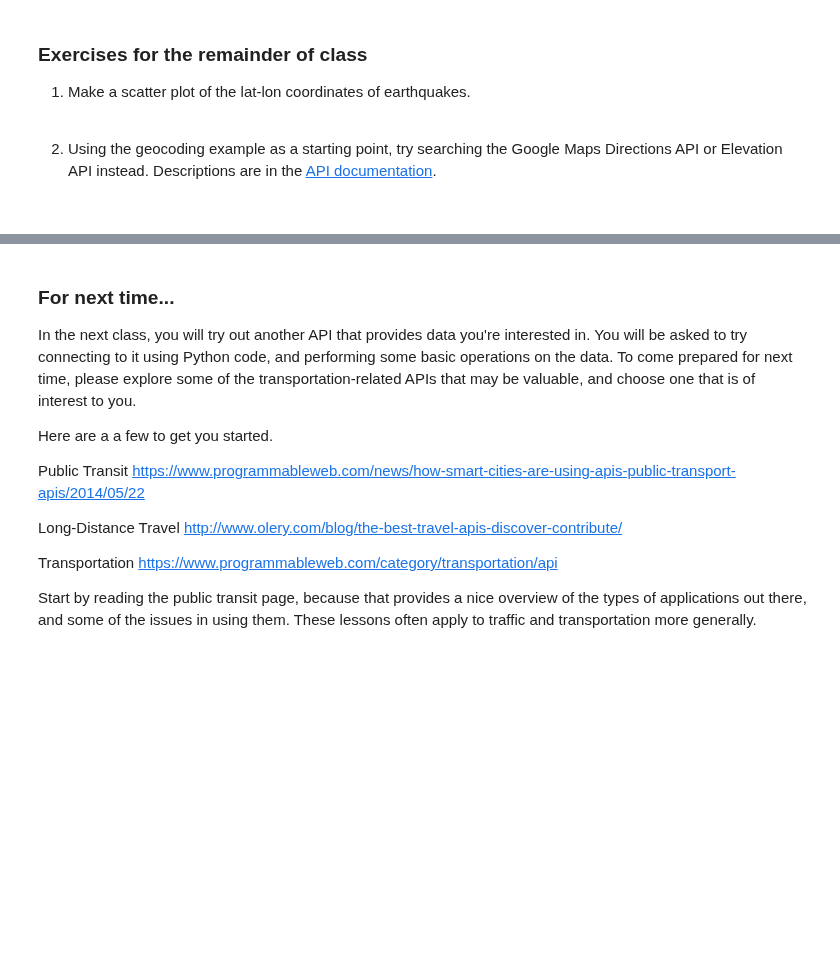
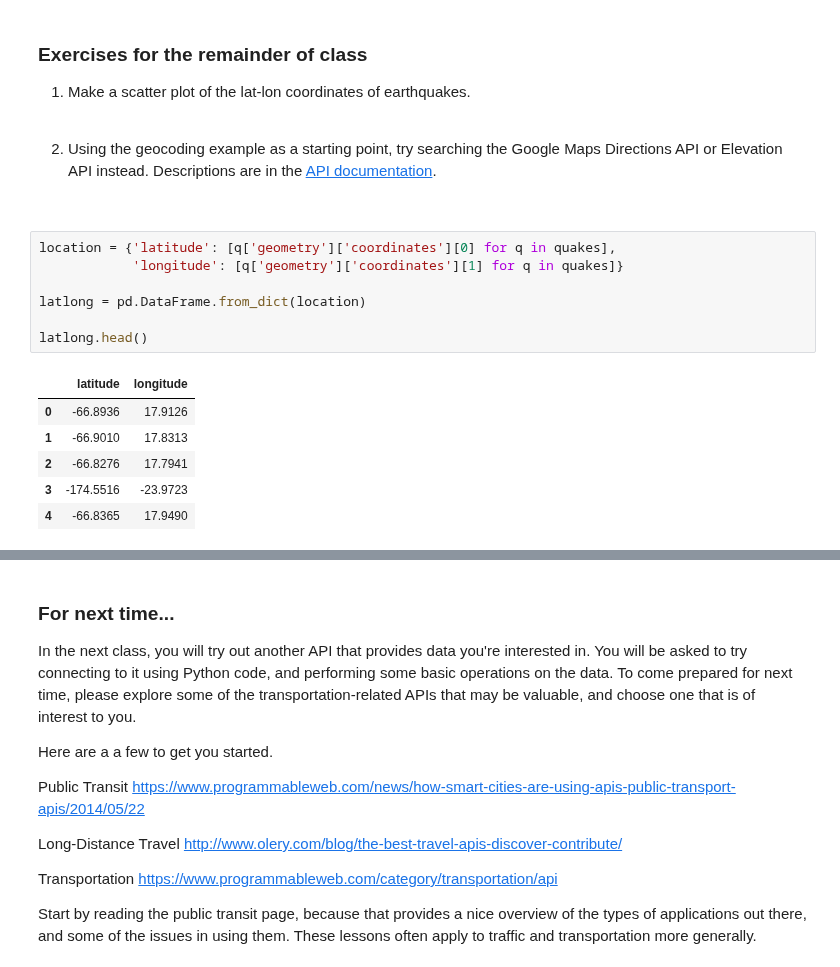
Before and after one commit to ebantwi/ce599, a Jupyter notebook: 12-Open Data APIs/api-demo.ipynb, the cells around one changed output, grey strips where cells are left out. Cells and saved outputs as stored; diff of their text form; blank space fills up the shorter version.

```diff
--- a/12-Open Data APIs/api-demo.ipynb
+++ b/12-Open Data APIs/api-demo.ipynb
@@ -320,3 +547,17 @@ r.close()
 
 2. Using the geocoding example as a starting point, try searching the Google Maps Directions API or Elevation API instead. Descriptions are in the [API documentation](https://developers.google.com/maps/documentation/geocoding/intro).
    &nbsp;
+# %%
+location = {'latitude': [q['geometry']['coordinates'][0] for q in quakes],
+            'longitude': [q['geometry']['coordinates'][1] for q in quakes]}
+
+latlong = pd.DataFrame.from_dict(location)
+
+latlong.head()
+# %% [output]
+|  | latitude | longitude |
+| 0 | -66.8936 | 17.9126 |
+| 1 | -66.9010 | 17.8313 |
+| 2 | -66.8276 | 17.7941 |
+| 3 | -174.5516 | -23.9723 |
+| 4 | -66.8365 | 17.9490 |
```
Also changed, not shown: parts of 26 cells of this notebook, 1 other file.
